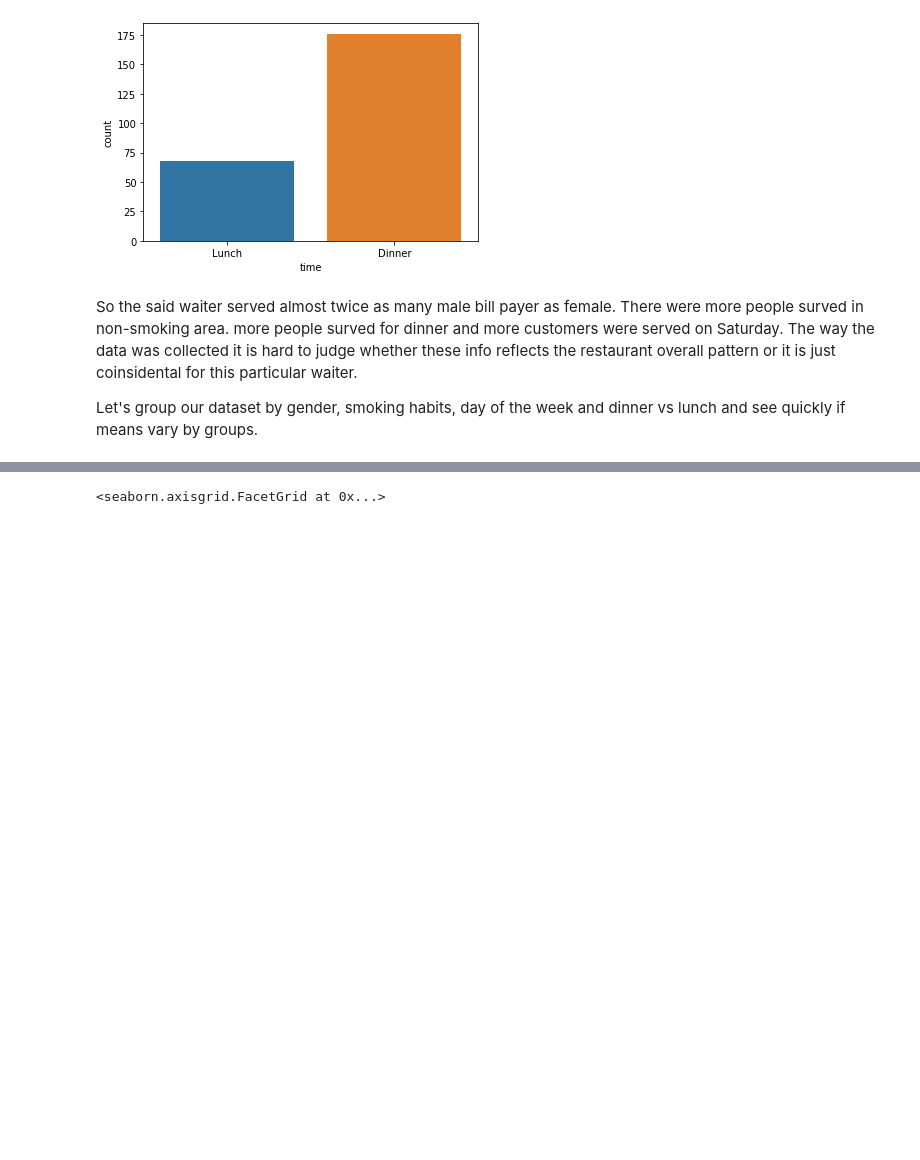
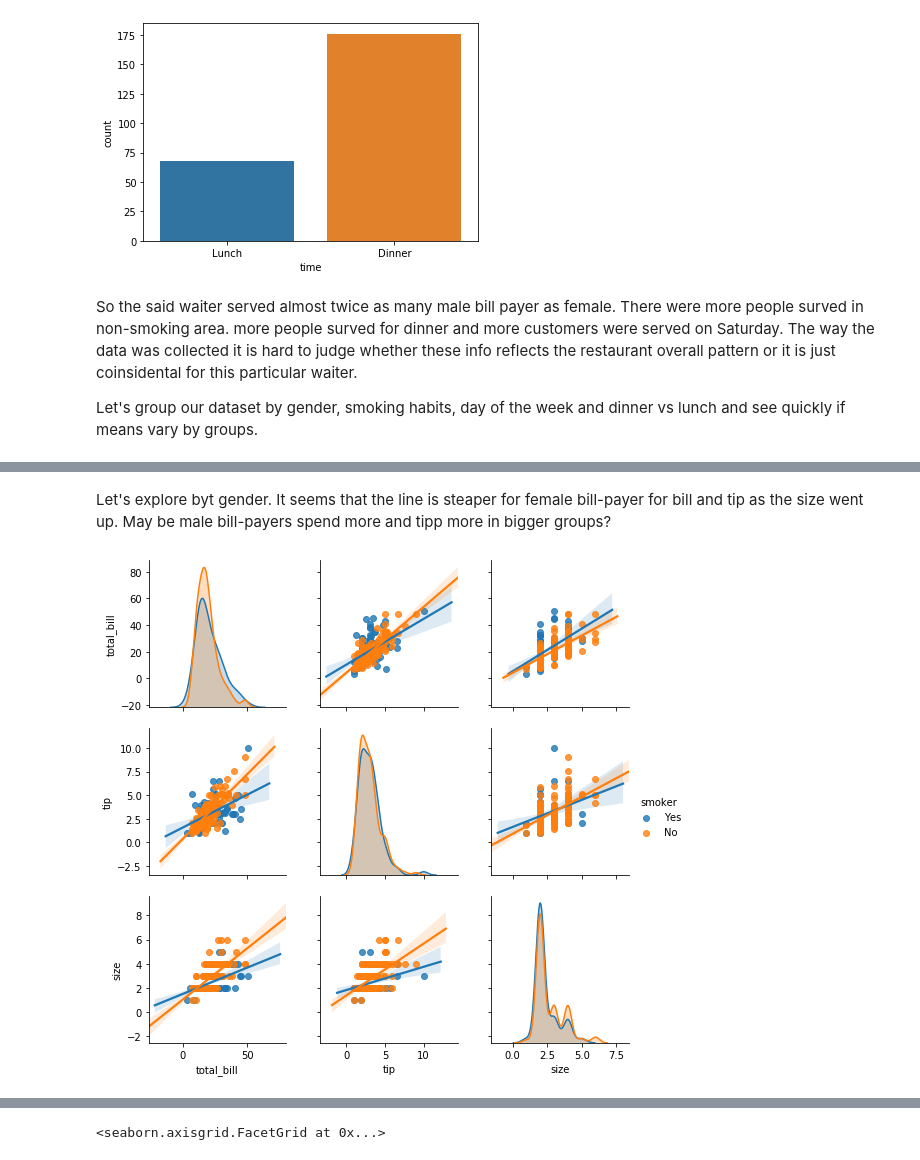
Before and after one commit to Vitalismirnov/-my_fundamentals_of_data_analysis, a Jupyter notebook: Project_VitalijsSmirnovs.ipynb, the cells around one changed output, grey strips where cells are left out. Saved outputs shown, nothing was run; the diff lists cells and outputs as text; code cells hidden in the pictures; blank space fills up the shorter version.

```diff
--- a/Project_VitalijsSmirnovs.ipynb
+++ b/Project_VitalijsSmirnovs.ipynb
@@ -229,0 +206,7 @@ sns.boxplot(x = "day", y = "total_bill", hue = "sex", data = df)
+# %% [markdown]
+Let's explore byt gender. It seems that the line is steaper for female bill-payer for bill and tip as the size went up. May be male bill-payers spend more and tipp more in bigger groups?
+# %%
+sns.pairplot(data=df, kind="reg", hue="smoker")
+plt.show()
+# %% [output]
+[figure, added]
```
Also changed, not shown: parts of 31 cells of this notebook.
